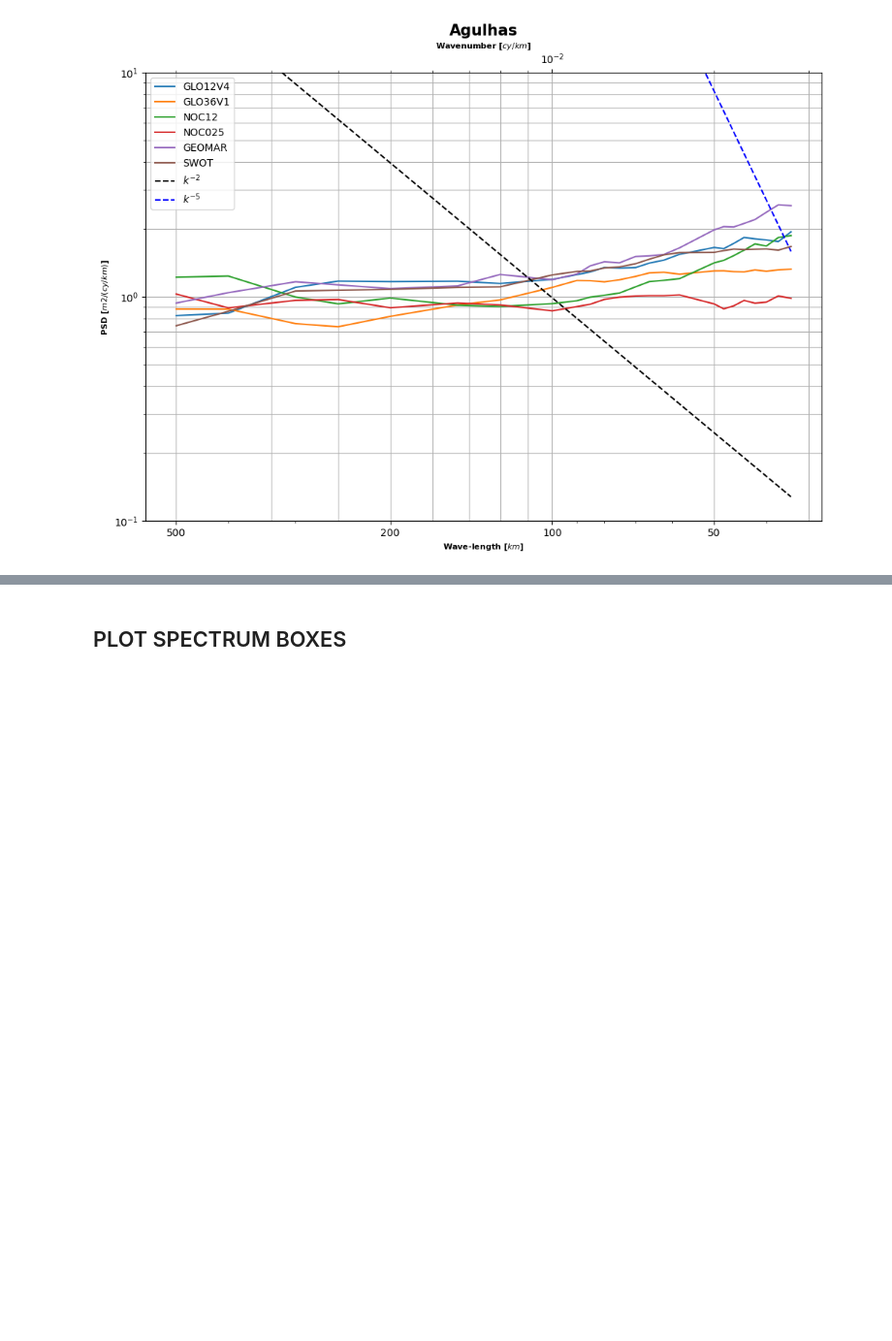
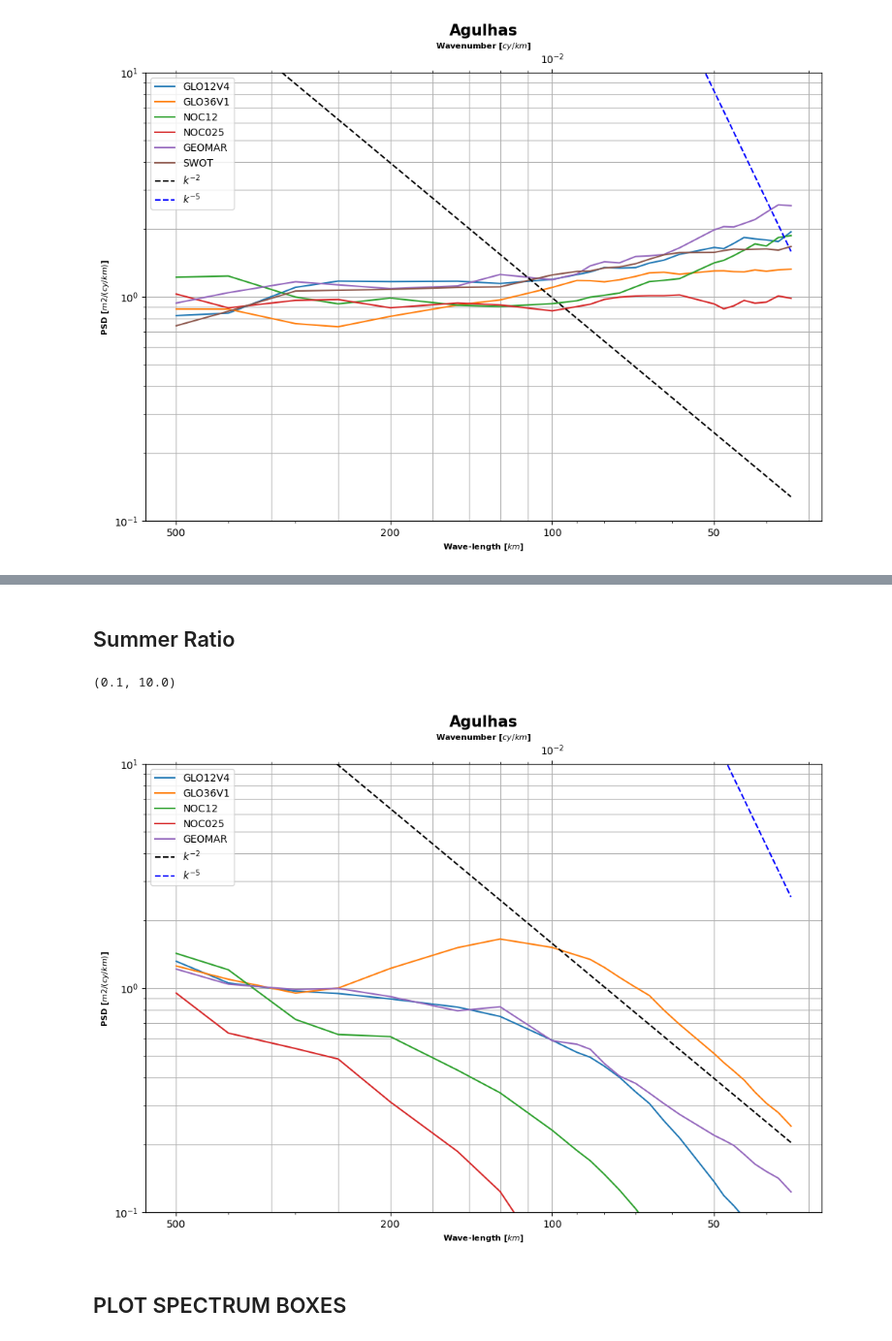
Before and after one commit to contreras-m/SWOT_OMIP-processing, a Jupyter notebook: Globalboxes/Examples/region_plot_spectr_noonl_AG.ipynb, the cells around one changed output, grey strips where cells are left out. Shown at 97% size. Drawn from its saved outputs; the diff is of its cells as text; code cells hidden in the pictures; blank space fills up the shorter version.

```diff
--- a/Globalboxes/Examples/region_plot_spectr_noonl_AG.ipynb
+++ b/Globalboxes/Examples/region_plot_spectr_noonl_AG.ipynb
@@ -320,3 +321,16 @@ ax.set_ylim([1e-1,1e1])
+# %% [markdown]
+## Summer Ratio
+# %%
+from widetrax import Spectra as sp
+
+Ra_A=FbS_A[:,:5]/np.tile(FbS_A[:,5],(5,1)).T
+
+fig, ax = plt.subplots(1, 1, figsize=(12, 8))
+sp.plot_psd(ax, 1/Wl, [Ra_A[:,0],Ra_A[:,1],Ra_A[:,2],Ra_A[:,3],Ra_A[:,4]], unit = "m2",psd_labels=models[:5],title="Agulhas",savefig=False,plot_transparent=False)
+ax.set_ylim([1e-1,1e1])
+# %% [output]
+(0.1, 10.0)
+[figure, added]
 # %% [markdown]
 ## PLOT SPECTRUM  BOXES
 # %% [markdown]
```
Also changed, not shown: parts of 5 cells of this notebook.
